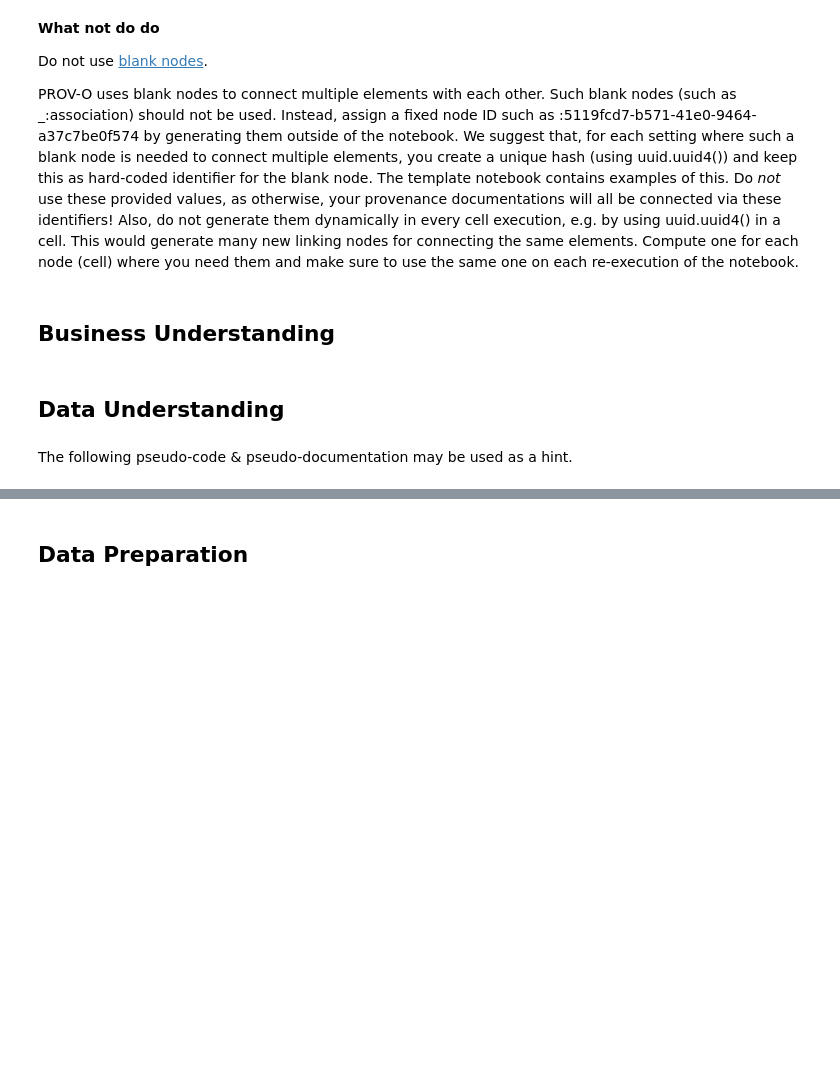
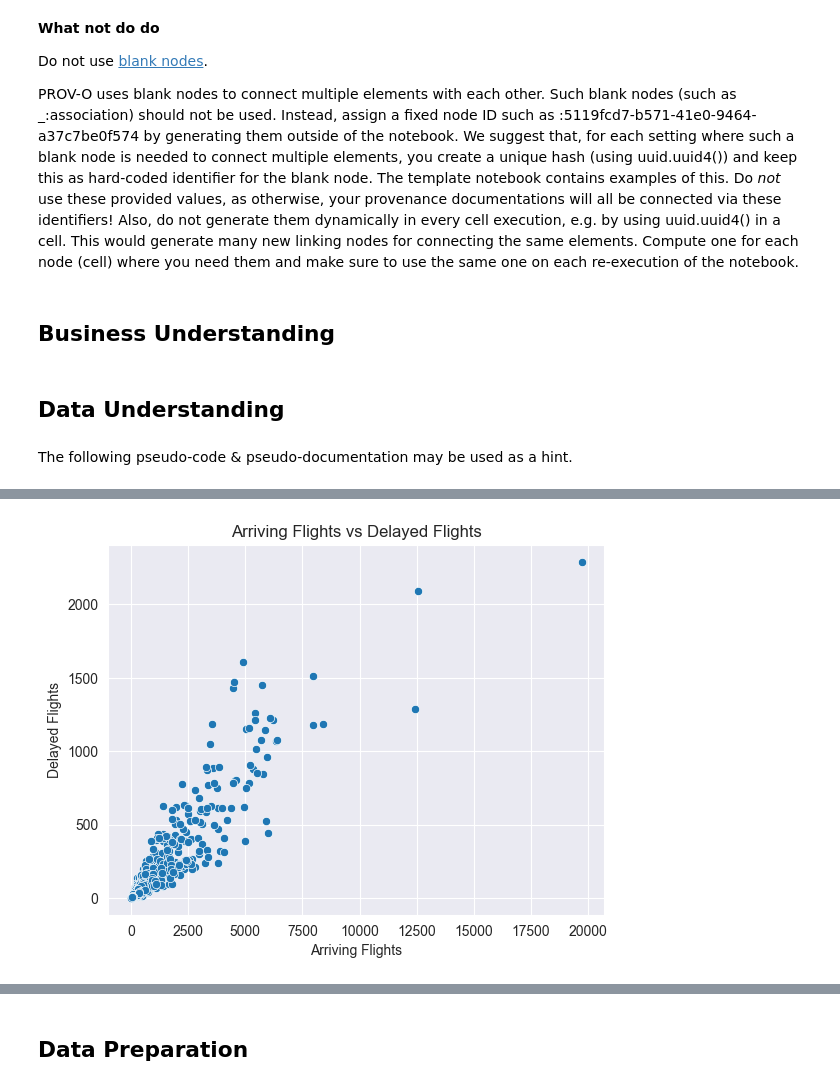
Before and after one commit to Bernhg4/businessintelligence_group043_a3, a Jupyter notebook: airline_delay_043.ipynb, the cells around one changed output, grey strips where cells are left out. Cells and saved outputs as stored; diff of their text form; code cells hidden in the pictures; blank space fills up the shorter version.

```diff
--- a/airline_delay_043.ipynb
+++ b/airline_delay_043.ipynb
@@ -1222,3 +1554,76 @@ engine.insert(inspect_iqr_check_activity, prefixes=prefixes)
+# %%
+airlines_arriving_delayed_flights_code_writer = student_a
+
+def visualize_airlines_arriving_delayed_flights(df: pd.DataFrame):
+    plt.figure()
+    seaborn.scatterplot(
+        data=df,
+        x="arr_flights",
+        y="arr_del15"
+    )
+
+    plt.xlabel("Arriving Flights")
+    plt.ylabel("Delayed Flights")
+    plt.title("Arriving Flights vs Delayed Flights")
+
+    plt.show()
+
+start_time_co = now()
+visualize_airlines_arriving_delayed_flights(data)
+end_time_co = now()
+
+# 1. Activty: Checking for skewness and creating the report
+co_ass_uuid_executor = "b62381ea-68ea-40ed-a869-a9973e65b93d"
+airlines_arriving_delayed_flights_executor = [
+    f':airlines_arriving_delayed_flights prov:qualifiedAssociation :{co_ass_uuid_executor} .',
+    f':{co_ass_uuid_executor} prov:agent :{executed_by} .',
+    f':{co_ass_uuid_executor} rdf:type prov:Association .',
+    f':{co_ass_uuid_executor} prov:hadRole :{code_executor_role} .',
+]
+engine.insert(airlines_arriving_delayed_flights_executor, prefixes=prefixes)
+
+co_ass_uuid_writer = "2b539dac-d302-4be1-8431-4d02dc41e213"
+co_comment = """
+The scatterplot visualized the correlation between arriving and delayed flights. On the x-Axis the arriving flights are modeled and on the y-Axis the delayed flights.
+"""
+airlines_arriving_delayed_flights_activity = [
+    ':airlines_arriving_delayed_flights rdf:type prov:Activity .',
+    ':airlines_arriving_delayed_flights sc:isPartOf :data_understanding_phase .',
+    ':airlines_arriving_delayed_flights rdfs:comment \'Data Understanding\' .',
+    f':airlines_arriving_delayed_flights rdfs:comment """{co_comment}""" .',
+    f':airlines_arriving_delayed_flights prov:startedAtTime "{start_time_co}"^^xsd:dateTime .',
+    f':airlines_arriving_delayed_flights prov:endedAtTime "{end_time_co}"^^xsd:dateTime .',
+    f':airlines_arriving_delayed_flights prov:qualifiedAssociation :{co_ass_uuid_writer} .',
+    f':{co_ass_uuid_writer} prov:agent :{airlines_arriving_delayed_flights_code_writer} .',
+    f':{co_ass_uuid_writer} rdf:type prov:Association .',
+    f':{co_ass_uuid_writer} prov:hadRole :{code_writer_role} .',
+    ':airlines_arriving_delayed_flights prov:used :data .',
+    ':airlines_arriving_delayed_flights_report rdf:type prov:Entity .',
+    f':airlines_arriving_delayed_flights_report rdfs:comment """Scatterplot for arriving and delayed flights was visualized.""" .',
+    ':airlines_arriving_delayed_flights_report prov:wasGeneratedBy :airlines_arriving_delayed_flights .',
+]
+engine.insert(airlines_arriving_delayed_flights_activity, prefixes=prefixes)
+
+# 2. Activity: Inspecting the report and taking a decision on what to do
+ior_ass_uuid_executor = "a6d6c34f-425d-4f76-871e-c234e51caeaa"
+ior_comment = """
+The scatterplot shows a positive correlation between arriving and delayed flights. This could be interpreted as more arrivals correlate positive with more delayed flights."""
+inspect_airlines_arriving_delayed_flights_executor = student_a
+inspect_airlines_arriving_delayed_flights_activity = [
+    ':inspect_airlines_arriving_delayed_flights rdf:type prov:Activity .',
+    ':inspect_airlines_arriving_delayed_flights rdfs:comment \'Data Understanding\' .',
+    f':inspect_airlines_arriving_delayed_flights rdfs:comment """{co_comment}""" .',
+    f':inspect_airlines_arriving_delayed_flights prov:startedAtTime "{start_time_co}"^^xsd:dateTime .',
+    f':inspect_airlines_arriving_delayed_flights prov:endedAtTime "{end_time_co}"^^xsd:dateTime .',
+    f':inspect_airlines_arriving_delayed_flights prov:qualifiedAssociation :{ior_ass_uuid_executor} .',
+    f':{ior_ass_uuid_executor} prov:agent :{inspect_airlines_arriving_delayed_flights_executor} .',
+    f':{ior_ass_uuid_executor} rdf:type prov:Association .',
+    f':{ior_ass_uuid_executor} prov:hadRole :{code_executor_role} .',
+    ':inspect_airlines_arriving_delayed_flights prov:used :airlines_arriving_delayed_flights_report .',
+]
+engine.insert(inspect_airlines_arriving_delayed_flights_activity, prefixes=prefixes)
+# %% [output]
+[figure, added]
 # %%
 outliers_visualization_code_writer = student_a
 
```
Also changed, not shown: parts of 18 cells of this notebook.
